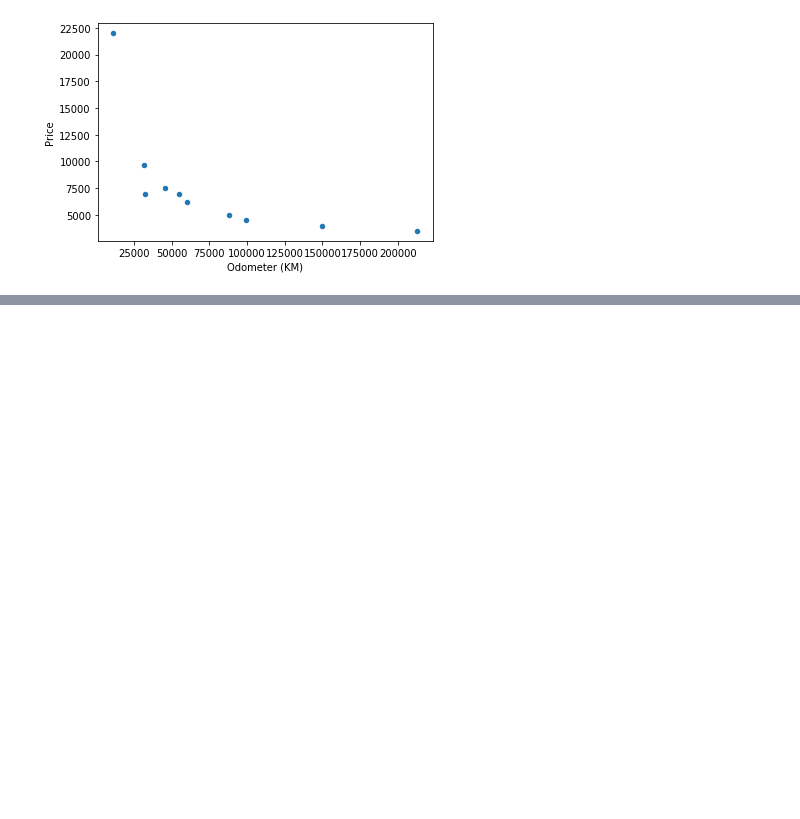
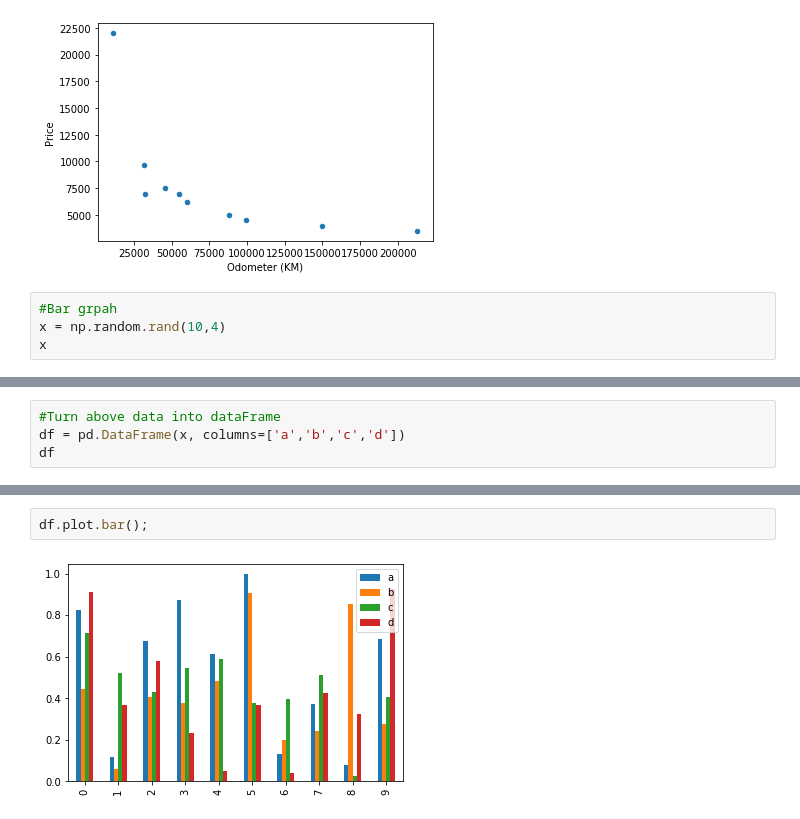
Before and after one commit to AnalystGagan/Machine-Learning-Notebooks, a Jupyter notebook: Introduction-to-Matplotlib.ipynb, the cells around one changed output, grey strips where cells are left out. Cells and saved outputs as stored; diff of their text form; blank space fills up the shorter version.

```diff
--- a/Introduction-to-Matplotlib.ipynb
+++ b/Introduction-to-Matplotlib.ipynb
@@ -303,3 +303,7 @@ car_sales['Price'] = car_sales['Price'].astype(int) #Price column was still a st
 car_sales.plot(x="Odometer (KM)", y='Price',kind='scatter');
 # %% [output]
 [figure]
+# %%
+#Bar grpah
+x = np.random.rand(10,4)
+x
@@ -305,0 +321,4 @@ car_sales.plot(x="Odometer (KM)", y='Price',kind='scatter');
+# %%
+#Turn above data into dataFrame
+df = pd.DataFrame(x, columns=['a','b','c','d'])
+df
@@ -305,0 +337,4 @@ car_sales.plot(x="Odometer (KM)", y='Price',kind='scatter');
+# %%
+df.plot.bar();
+# %% [output]
+[figure, added]
```
Also changed, not shown: parts of 7 cells of this notebook.
